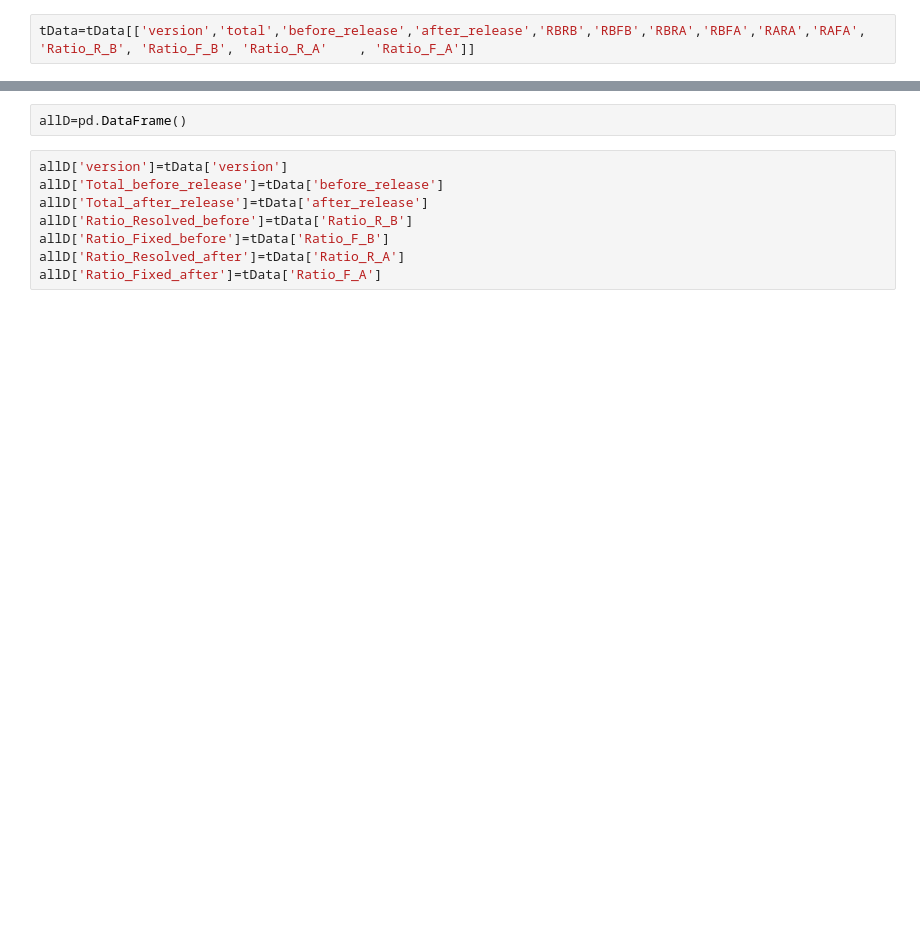
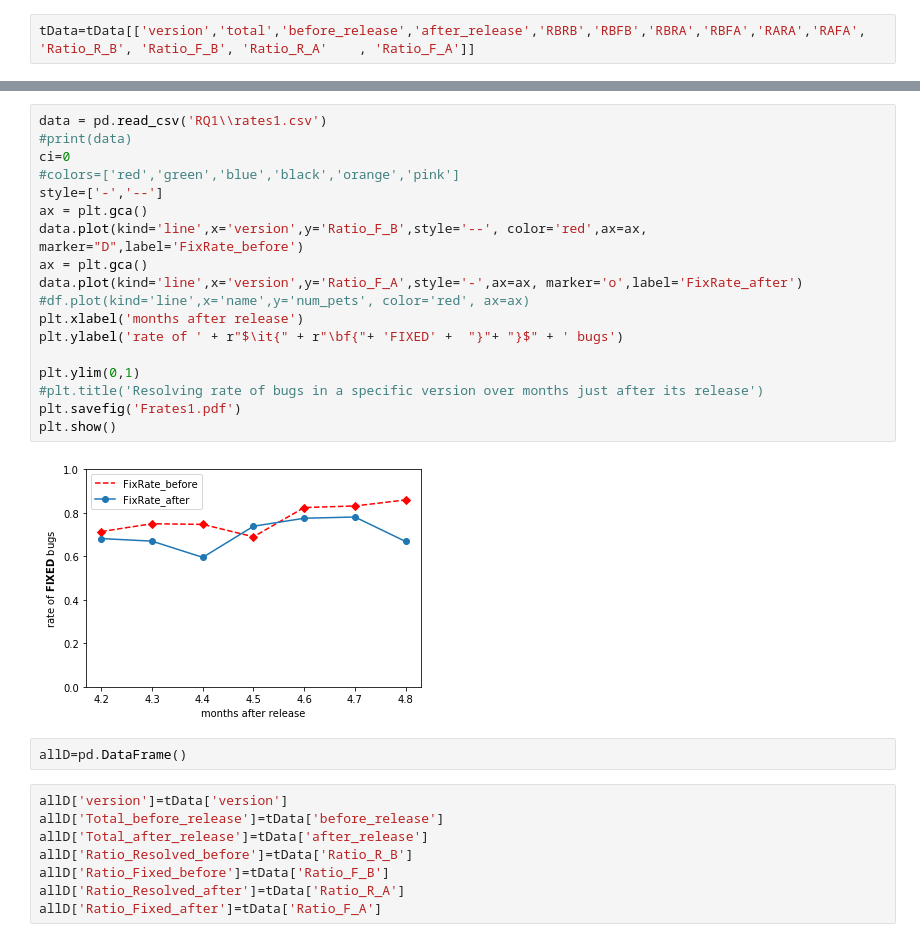
Before and after one commit to ICSME19/ICSME2019, a Jupyter notebook: RQ1.ipynb, the cells around one changed output, grey strips where cells are left out. Drawn from its saved outputs; the diff is of its cells as text; blank space fills up the shorter version.

```diff
--- a/RQ1.ipynb
+++ b/RQ1.ipynb
@@ -183,3 +285,23 @@ tData
+# %%
+data = pd.read_csv('RQ1\\rates1.csv')
+#print(data)
+ci=0
+#colors=['red','green','blue','black','orange','pink']
+style=['-','--']
+ax = plt.gca()
+data.plot(kind='line',x='version',y='Ratio_F_B',style='--', color='red',ax=ax, marker="D",label='FixRate_before')
+ax = plt.gca()
+data.plot(kind='line',x='version',y='Ratio_F_A',style='-',ax=ax, marker='o',label='FixRate_after')
+#df.plot(kind='line',x='name',y='num_pets', color='red', ax=ax)
+plt.xlabel('months after release')
+plt.ylabel('rate of ' + r"$\it{" + r"\bf{"+ 'FIXED' +  "}"+ "}$" + ' bugs')
+
+plt.ylim(0,1)
+#plt.title('Resolving rate of bugs in a specific version over months just after its release')
+plt.savefig('Frates1.pdf')
+plt.show()
+# %% [output]
+[figure, added]
 # %%
 allD=pd.DataFrame()
 # %%
```
Also changed, not shown: parts of 41 cells of this notebook, 5 other files.
